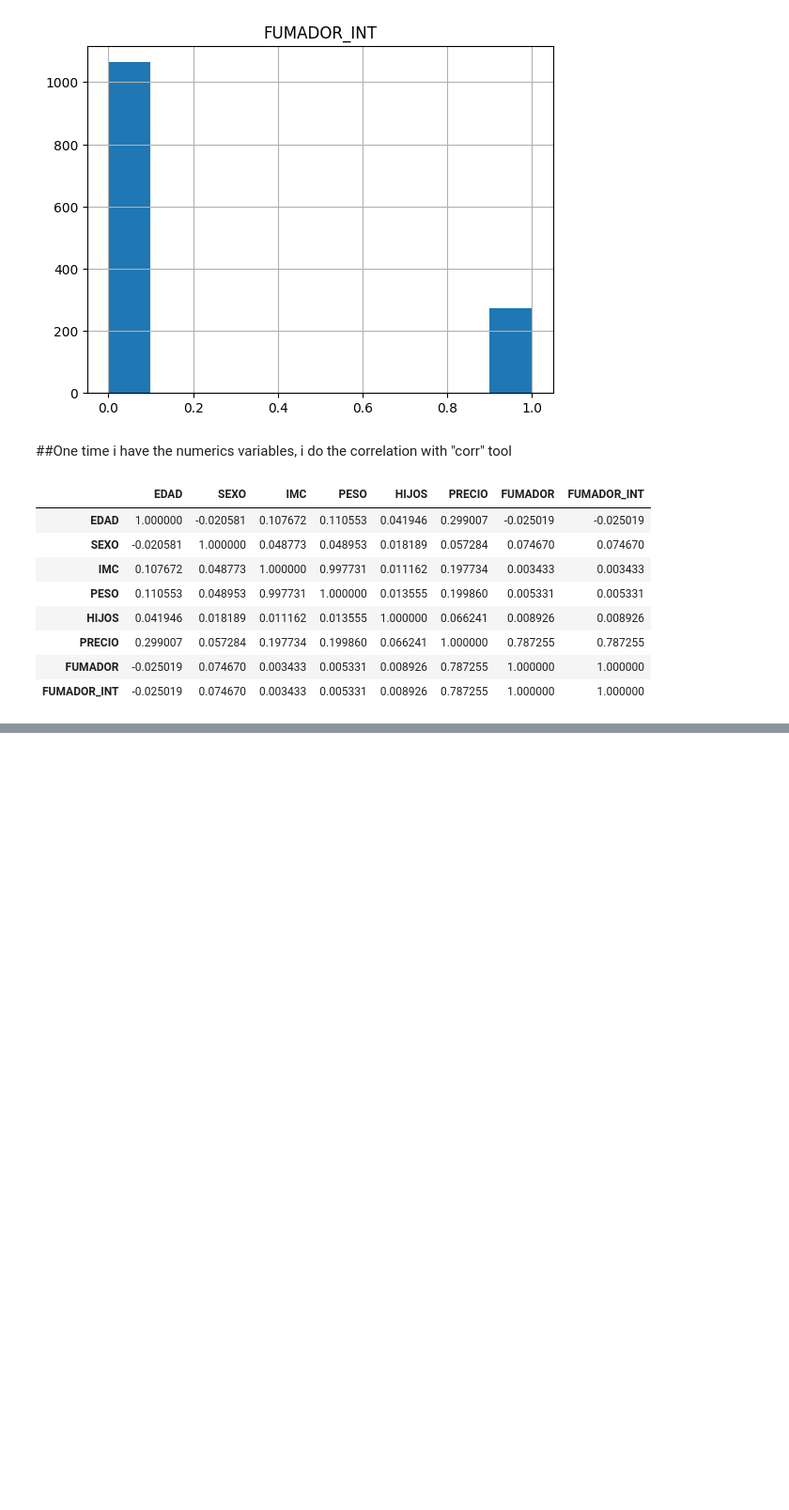
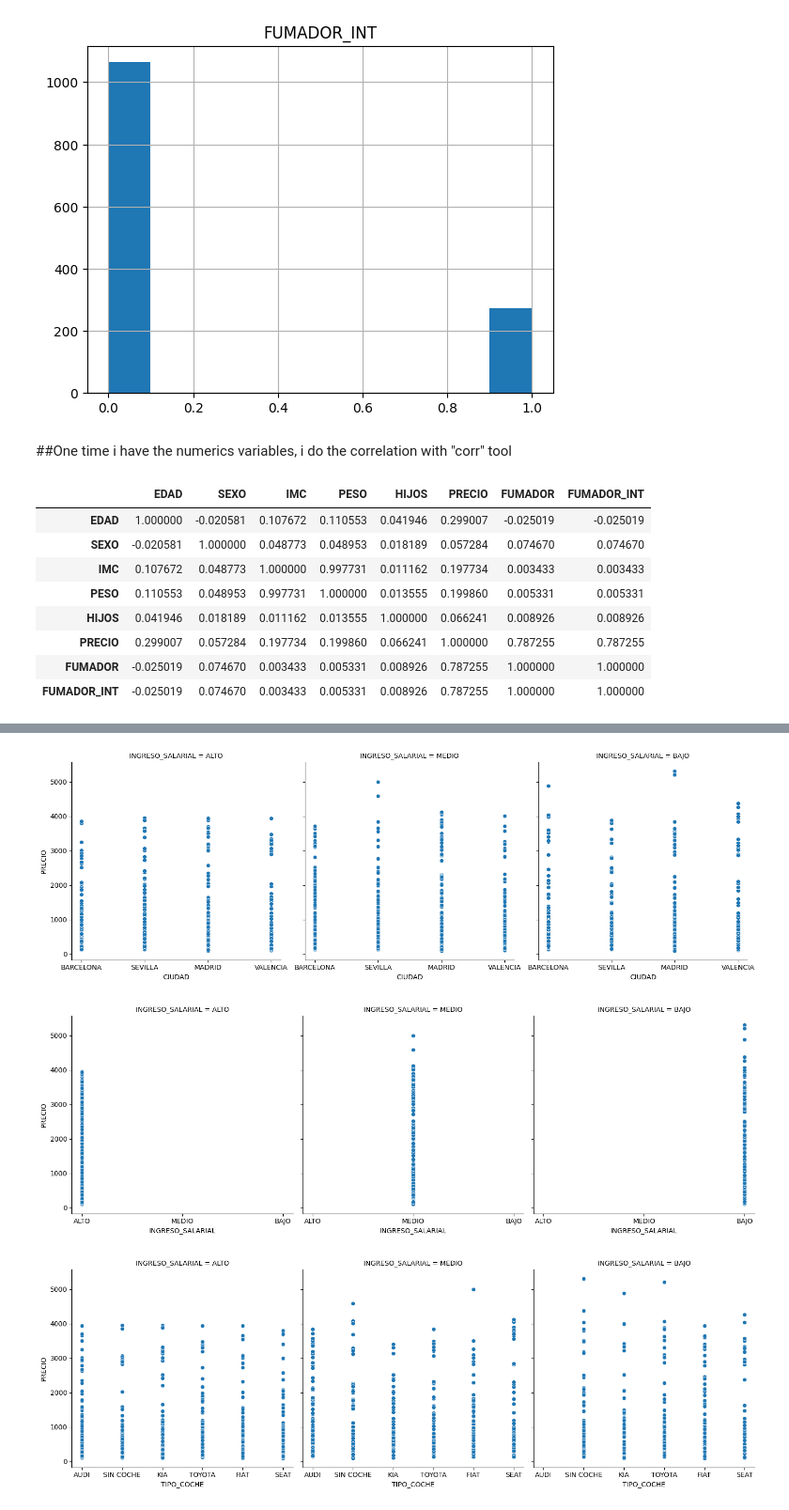
Before and after one commit to haroldavis/DS-2-Clean-Data, a Jupyter notebook: insurance.ipynb, the cells around one changed output, grey strips where cells are left out. Shown: that part at 94% size. Saved outputs shown, nothing was run; the diff lists cells and outputs as text; code cells hidden in the pictures; blank space fills up the shorter version.

```diff
--- a/insurance.ipynb
+++ b/insurance.ipynb
@@ -143,0 +168,7 @@ del df_insurance3['PESO']
+# %%
+for i in l_cat:
+    sns.relplot(data=df_insurance3, x=i, y="PRECIO",col='INGRESO_SALARIAL')
+# %% [output]
+[figure, added]
+[figure, added]
+[figure, added]
```
Also changed, not shown: parts of 16 cells of this notebook.
